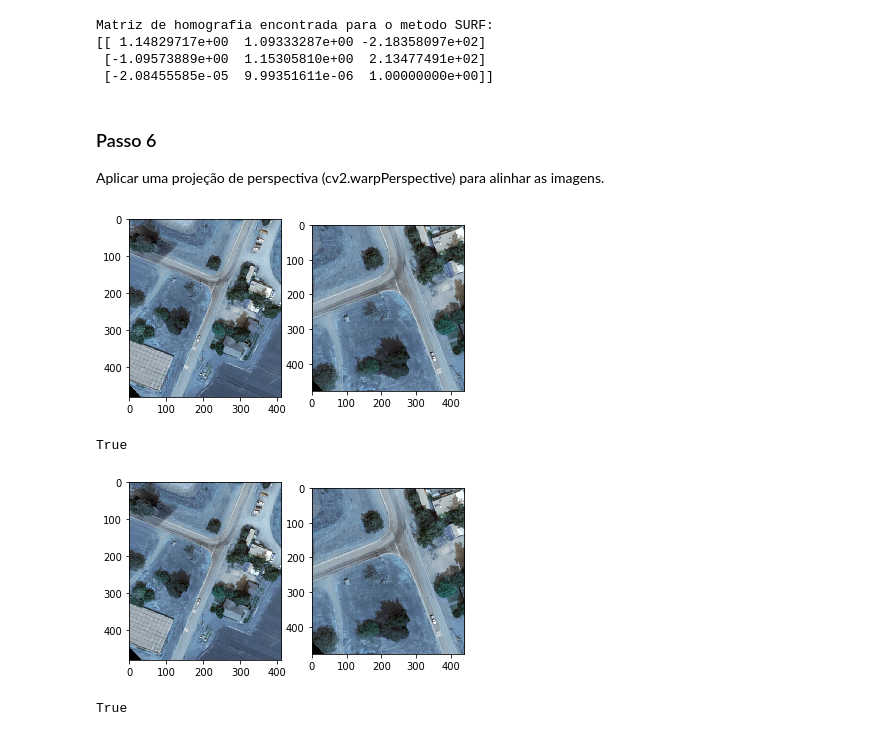
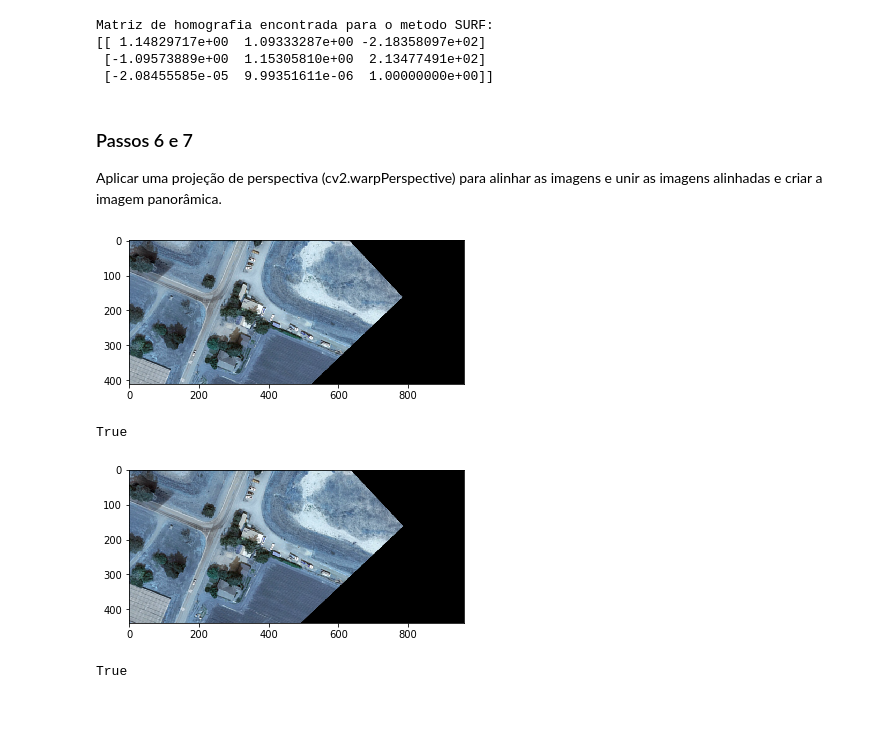
Before and after one commit to luizcartolano2/mc920, a Jupyter notebook: proj4-2019/proj4.ipynb, the cells around one changed output. Cells and saved outputs as stored; diff of their text form; code cells hidden in the pictures; blank space fills up the shorter version.

Commit message:
todos os passos implementados

```diff
--- a/proj4-2019/proj4.ipynb
+++ b/proj4-2019/proj4.ipynb
@@ -147,31 +147,25 @@ Matriz de homografia encontrada para o metodo SURF:
  [-1.09573889e+00  1.15305810e+00  2.13477491e+02]
  [-2.08455585e-05  9.99351611e-06  1.00000000e+00]]
 # %% [markdown]
-### Passo 6
-Aplicar uma projeção de perspectiva (cv2.warpPerspective) para alinhar as imagens.
+### Passos 6 e 7
+Aplicar uma projeção de perspectiva (cv2.warpPerspective) para alinhar as imagens e unir as imagens alinhadas e criar a imagem panorâmica.
 # %%
-img_sift_align_a = cv2.warpPerspective(img_a.copy(), sift_M, (img_a.shape[0], img_a.shape[1]))
-img_sift_align_b = cv2.warpPerspective(img_b.copy(), sift_M, (img_b.shape[0], img_b.shape[1]))
+img_sift_align_a = cv2.warpPerspective(img_a.copy(), sift_M, ((img_a.shape[1] + img_b.shape[1]), img_a.shape[0]))
 
-plt.subplot(121), plt.imshow(img_sift_align_a)
-plt.subplot(122), plt.imshow(img_sift_align_b)
+plt.imshow(img_sift_align_a)
 plt.show()
 
-cv2.imwrite('outputs/foto4A-sift-aling.jpeg', img_sift_align_a)
-cv2.imwrite('outputs/foto4B-sift-aling.jpeg', img_sift_align_b)
+cv2.imwrite('outputs/foto4-sift-pano.jpeg', img_sift_align_a)
 # %% [output]
-[figure, old version]
+[figure, new version]
 True
 # %%
-img_surf_align_a = cv2.warpPerspective(img_a.copy(), surf_M, (img_a.shape[0], img_a.shape[1]))
-img_surf_align_b = cv2.warpPerspective(img_b.copy(), surf_M, (img_b.shape[0], img_b.shape[1]))
+img_surf_align_a = cv2.warpPerspective(img_a.copy(), surf_M, ((img_a.shape[1] + img_b.shape[1]), img_b.shape[0]))
 
-plt.subplot(121), plt.imshow(img_surf_align_a)
-plt.subplot(122), plt.imshow(img_surf_align_b)
+plt.imshow(img_surf_align_a)
 plt.show()
 
-cv2.imwrite('outputs/foto4A-surf-aling.jpeg', img_surf_align_a)
-cv2.imwrite('outputs/foto4B-surf-aling.jpeg', img_surf_align_b)
+cv2.imwrite('outputs/foto4-surf-pano.jpeg', img_surf_align_a)
 # %% [output]
-[figure, old version]
+[figure, new version]
 True
```
Also changed, not shown: parts of 5 cells of this notebook, 16 other files.
